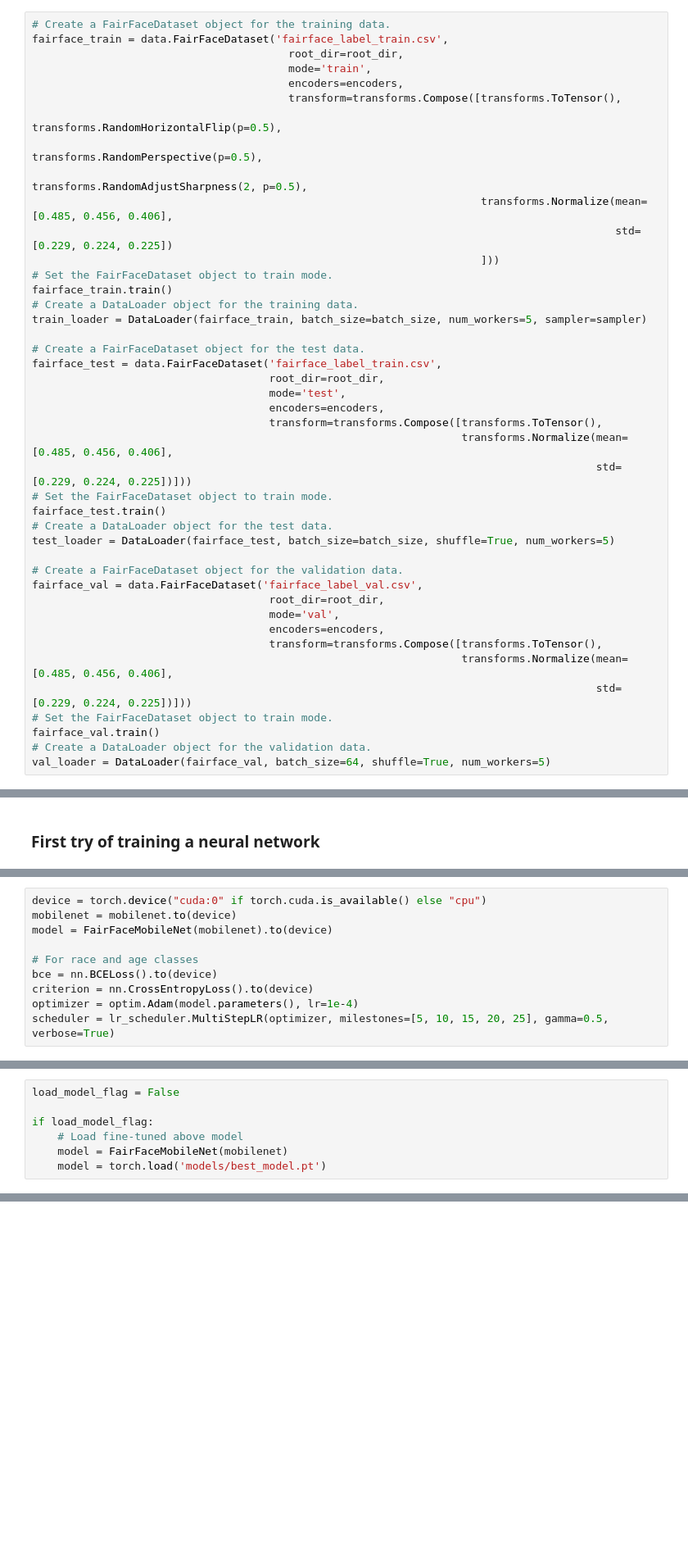
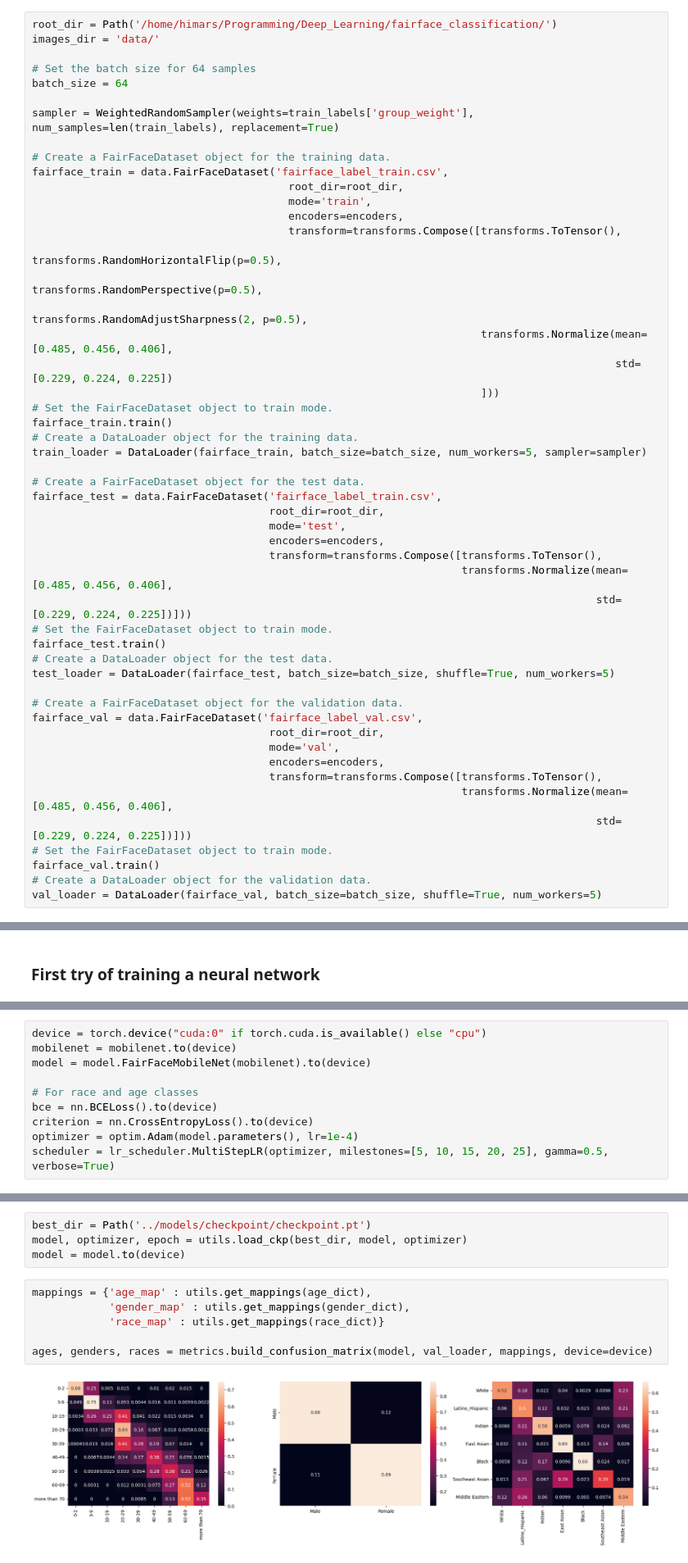
Before and after one commit to trybushenko/FairFace_Modeling, a Jupyter notebook: notebooks/22072023-model-train.ipynb, the cells around one changed output, grey strips where cells are left out. Shown at 82% size. Saved outputs shown, nothing was run; the diff lists cells and outputs as text; blank space fills up the shorter version.

```diff
--- a/notebooks/22072023-model-train.ipynb
+++ b/notebooks/22072023-model-train.ipynb
@@ -210,4 +132,12 @@ batch_size = 64
 # %%
+root_dir = Path('/home/himars/Programming/Deep_Learning/fairface_classification/')
+images_dir = 'data/'
+
+# Set the batch size for 64 samples
+batch_size = 64
+
+sampler = WeightedRandomSampler(weights=train_labels['group_weight'], num_samples=len(train_labels), replacement=True)
+
 # Create a FairFaceDataset object for the training data.
 fairface_train = data.FairFaceDataset('fairface_label_train.csv',
                                         root_dir=root_dir,
@@ -249,4 +179,4 @@ fairface_val = data.FairFaceDataset('fairface_label_val.csv',
 # Set the FairFaceDataset object to train mode.
 fairface_val.train()
 # Create a DataLoader object for the validation data.
-val_loader = DataLoader(fairface_val, batch_size=64, shuffle=True, num_workers=5)
+val_loader = DataLoader(fairface_val, batch_size=batch_size, shuffle=True, num_workers=5)
@@ -370,7 +236,7 @@ class FairFaceMobileNet(nn.Module):
 # %%
 device = torch.device("cuda:0" if torch.cuda.is_available() else "cpu")
 mobilenet = mobilenet.to(device)
-model = FairFaceMobileNet(mobilenet).to(device)
+model = model.FairFaceMobileNet(mobilenet).to(device)
 
 # For race and age classes
 bce = nn.BCELoss().to(device)
@@ -815,7 +247,0 @@ Validation loss decreased (2.4598060188924564 --> 2.4393086363287533).  Saving m
-# %%
-load_model_flag = False
-
-if load_model_flag:
-    # Load fine-tuned above model
-    model = FairFaceMobileNet(mobilenet)
-    model = torch.load('models/best_model.pt')
@@ -950,0 +547,12 @@ calc_measures(model, val_loader)
+# %%
+best_dir = Path('../models/checkpoint/checkpoint.pt')
+model, optimizer, epoch = utils.load_ckp(best_dir, model, optimizer)
+model = model.to(device)
+# %%
+mappings = {'age_map' : utils.get_mappings(age_dict),
+            'gender_map' : utils.get_mappings(gender_dict),
+            'race_map' : utils.get_mappings(race_dict)}
+
+ages, genders, races = metrics.build_confusion_matrix(model, val_loader, mappings, device=device)
+# %% [output]
+[figure, added]
```
Also changed, not shown: parts of 24 cells of this notebook, 7 other files.
